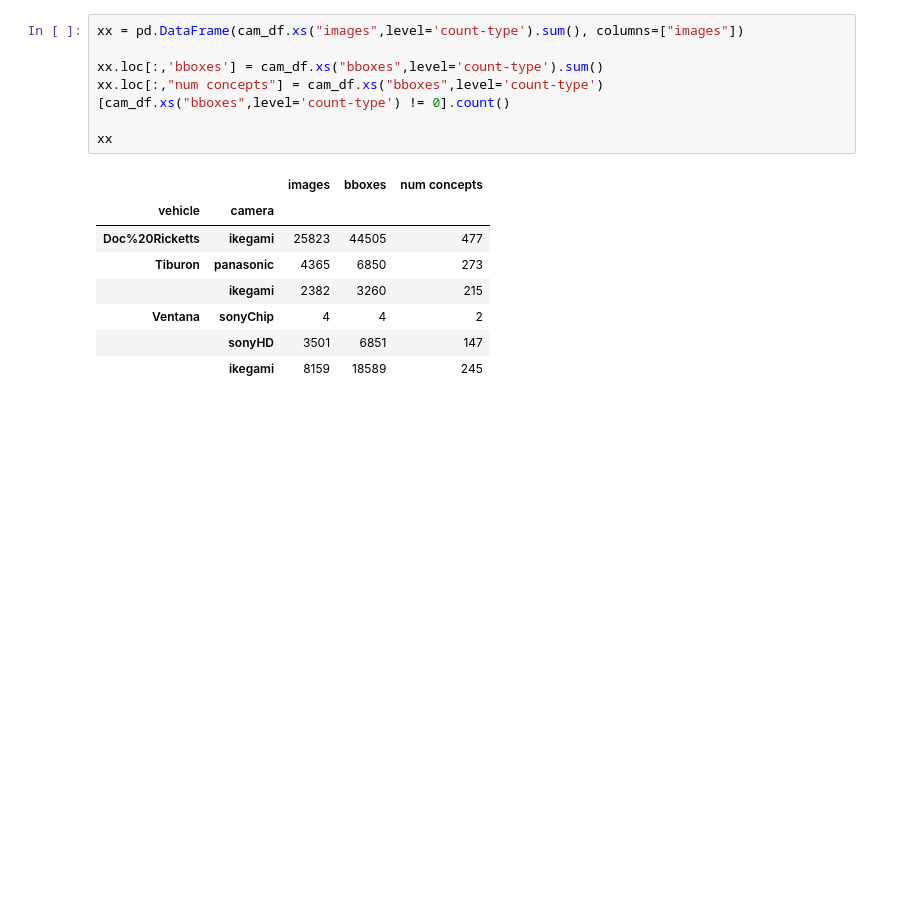
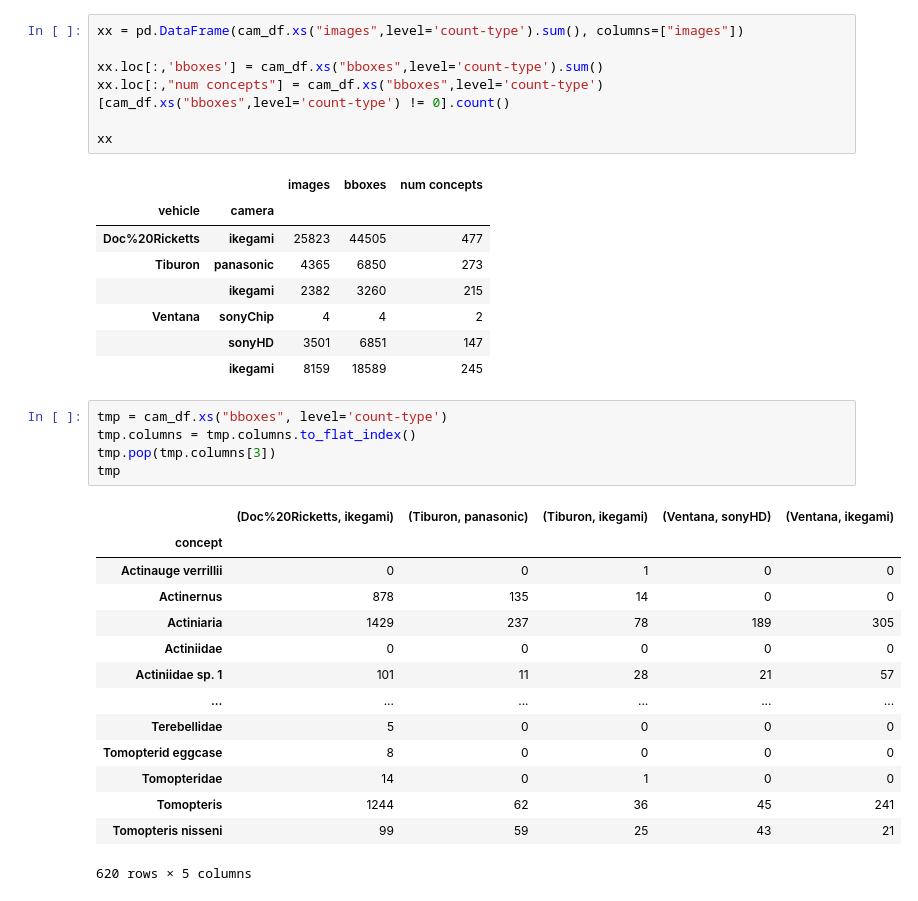
Before and after one commit to eor314/duds_explore, a Jupyter notebook: duds_explore.ipynb, the cells around one changed output. Cells and saved outputs as stored; diff of their text form; blank space fills up the shorter version.

```diff
--- a/duds_explore.ipynb
+++ b/duds_explore.ipynb
@@ -554,3 +554,23 @@ xx
 | Ventana | sonyChip | 4 | 4 | 2 |
 |  | sonyHD | 3501 | 6851 | 147 |
 |  | ikegami | 8159 | 18589 | 245 |
+# %%
+tmp = cam_df.xs("bboxes", level='count-type')
+tmp.columns = tmp.columns.to_flat_index()
+tmp.pop(tmp.columns[3])
+tmp
+# %% [output]
+|  | (Doc%20Ricketts, ikegami) | (Tiburon, panasonic) | (Tiburon, ikegami) | (Ventana, sonyHD) | (Ventana, ikegami) |
+| concept |  |  |  |  |  |
+| Actinauge verrillii | 0 | 0 | 1 | 0 | 0 |
+| Actinernus | 878 | 135 | 14 | 0 | 0 |
+| Actiniaria | 1429 | 237 | 78 | 189 | 305 |
+| Actiniidae | 0 | 0 | 0 | 0 | 0 |
+| Actiniidae sp. 1 | 101 | 11 | 28 | 21 | 57 |
+| ... | ... | ... | ... | ... | ... |
+| Terebellidae | 5 | 0 | 0 | 0 | 0 |
+| Tomopterid eggcase | 8 | 0 | 0 | 0 | 0 |
+| Tomopteridae | 14 | 0 | 1 | 0 | 0 |
+| Tomopteris | 1244 | 62 | 36 | 45 | 241 |
+| Tomopteris nisseni | 99 | 59 | 25 | 43 | 21 |
+620 rows × 5 columns
```
Also changed, not shown: parts of 9 cells of this notebook.
